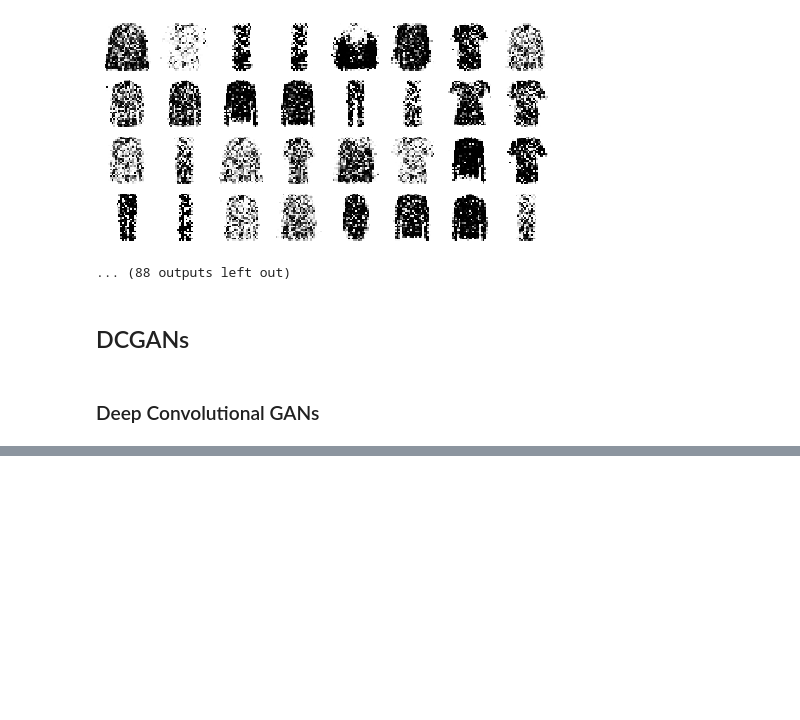
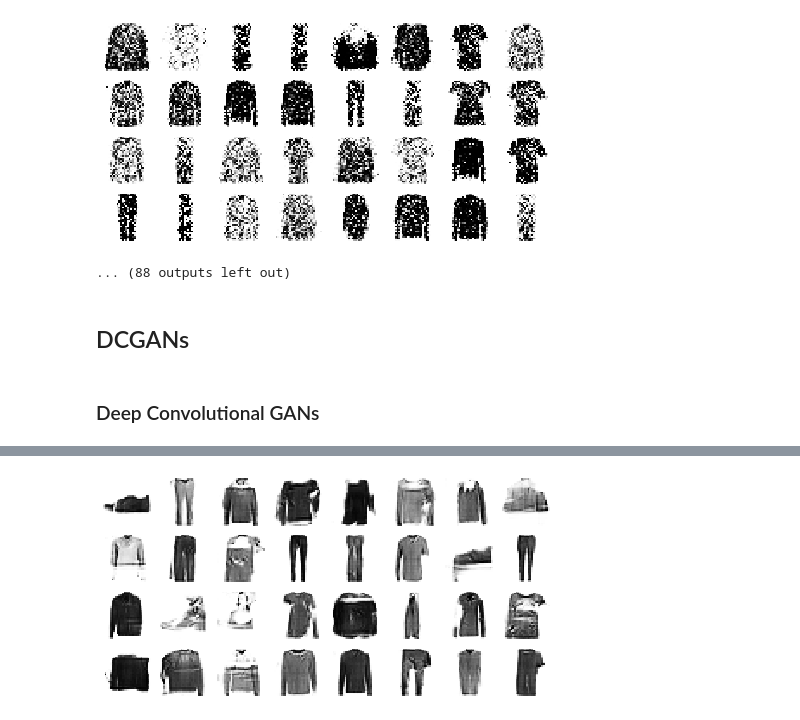
Before and after one commit to rahhul/GAN_Notebooks, a Jupyter notebook: GANs.ipynb, the cells around one changed output, grey strips where cells are left out. Cells and saved outputs as stored; diff of their text form; code cells hidden in the pictures; blank space fills up the shorter version.

```diff
--- a/GANs.ipynb
+++ b/GANs.ipynb
@@ -170,0 +334,9 @@ Epoch 6/50
+# %%
+tf.random.set_seed(43)
+np.random.seed(43)
+
+noise = tf.random.normal(shape=[batch_size, codings_size])
+generated_images = generator(noise)
+plot_multiple_images(generated_images, 8)
+# %% [output]
+[figure, added]
```
Also changed, not shown: parts of 17 cells of this notebook.
